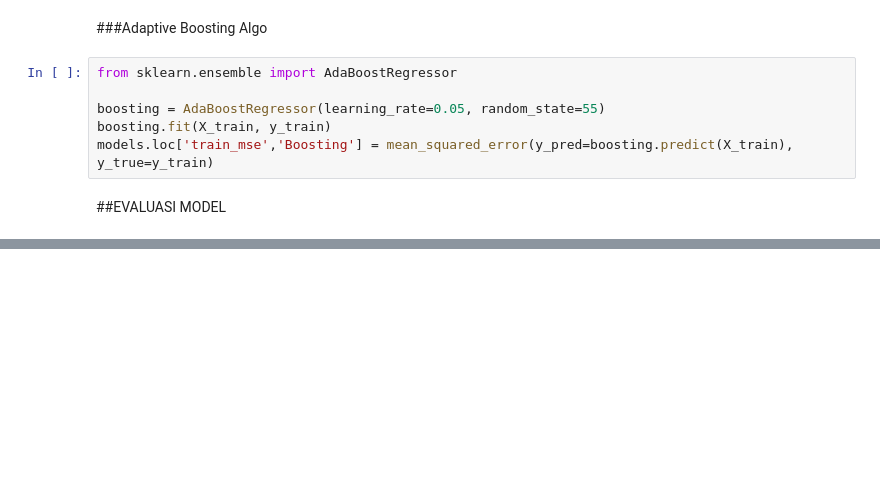
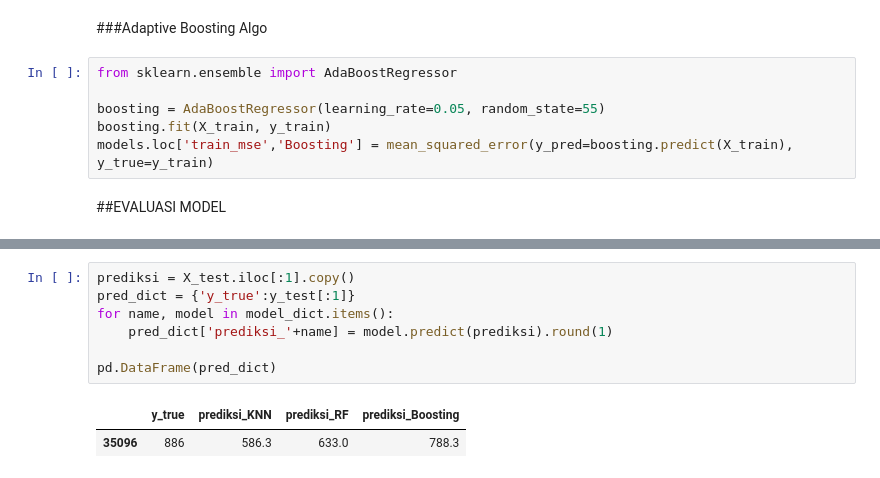
Before and after one commit to itrinia/DicodingMLOps-predictive-analytics, a Jupyter notebook: Predictive_Analytics.ipynb, the cells around one changed output, grey strips where cells are left out. Saved outputs shown, nothing was run; the diff lists cells and outputs as text; blank space fills up the shorter version.

```diff
--- a/Predictive_Analytics.ipynb
+++ b/Predictive_Analytics.ipynb
@@ -359,0 +392,10 @@ models.loc['train_mse','Boosting'] = mean_squared_error(y_pred=boosting.predict(
+# %%
+prediksi = X_test.iloc[:1].copy()
+pred_dict = {'y_true':y_test[:1]}
+for name, model in model_dict.items():
+    pred_dict['prediksi_'+name] = model.predict(prediksi).round(1)
+
+pd.DataFrame(pred_dict)
+# %% [output]
+|  | y_true | prediksi_KNN | prediksi_RF | prediksi_Boosting |
+| 35096 | 886 | 586.3 | 633.0 | 788.3 |
```
Also changed, not shown: parts of 5 cells of this notebook.
